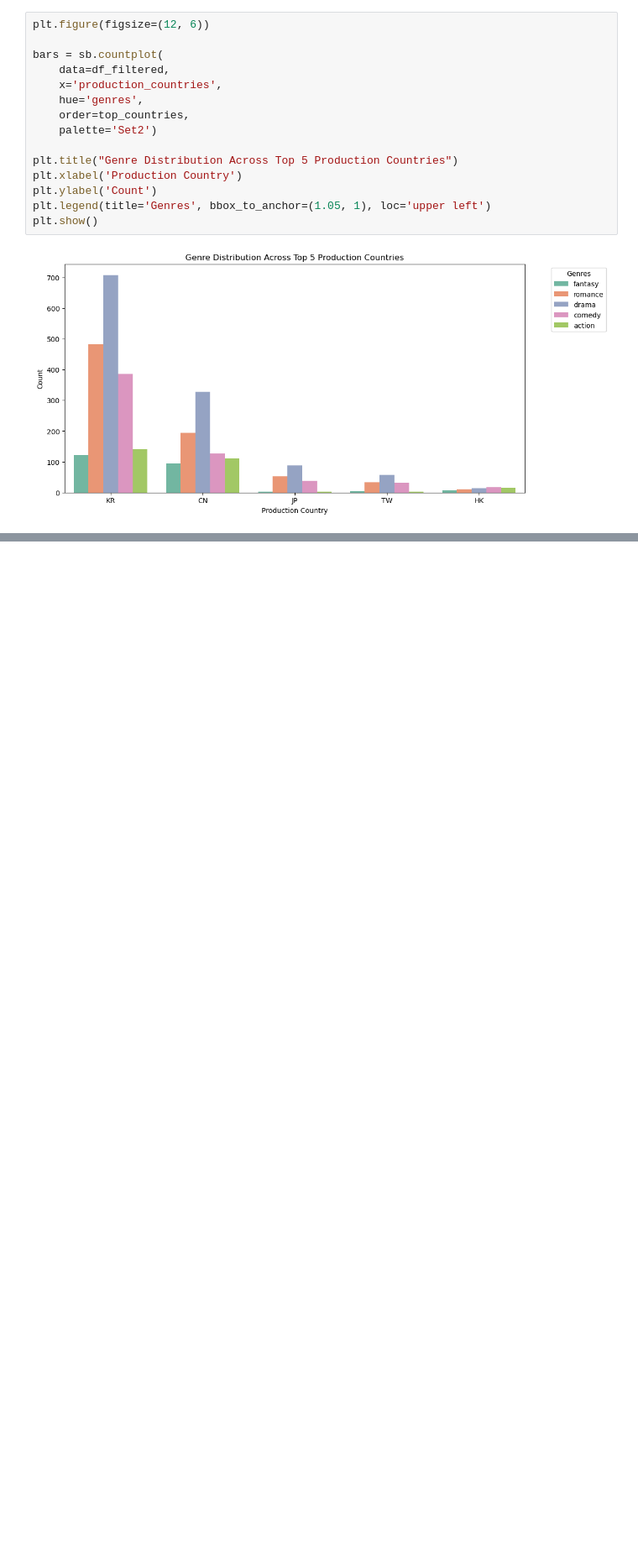
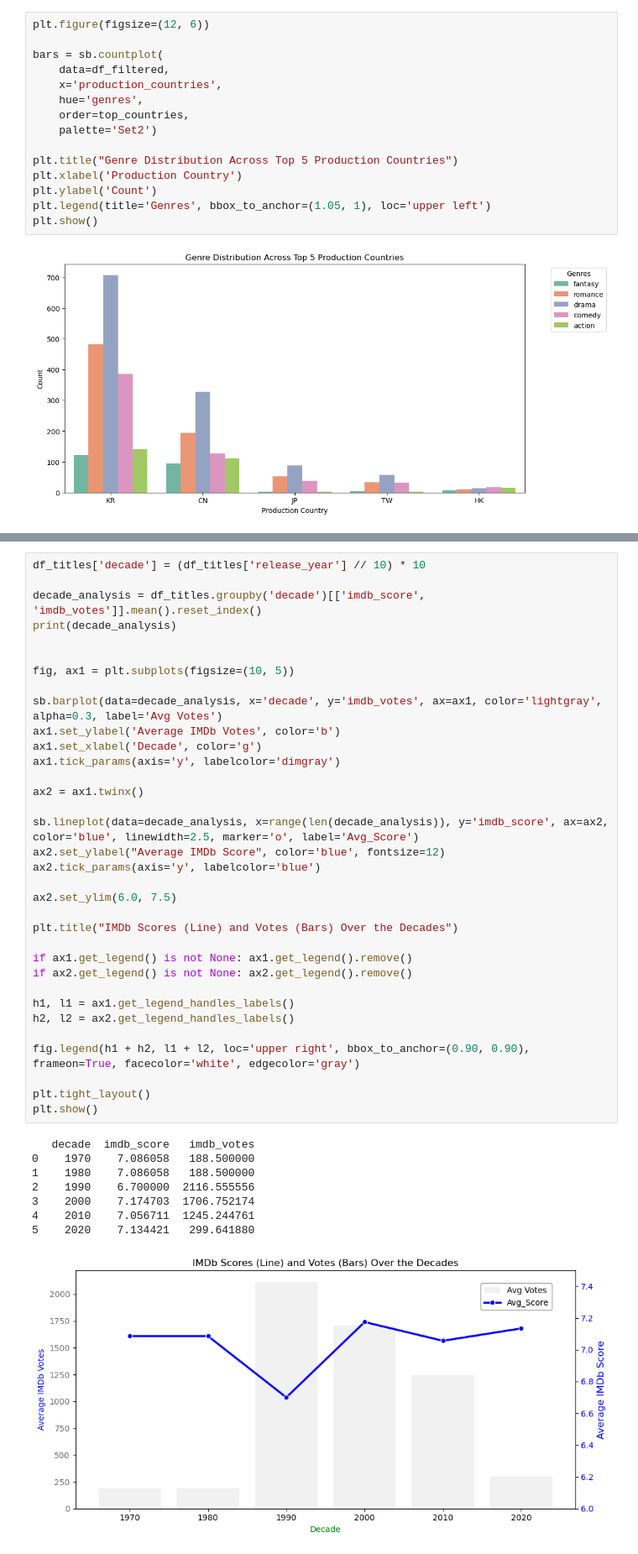
Before and after one commit to snehamayeecoding/RokutenViki_Movies_Dramas_Analysis02, a Jupyter notebook: notebooks/01_data_cleaning_and_eda.ipynb, the cells around one changed output, grey strips where cells are left out. Shown at 84% size. Saved outputs shown, nothing was run; the diff lists cells and outputs as text; blank space fills up the shorter version.

```diff
--- a/notebooks/01_data_cleaning_and_eda.ipynb
+++ b/notebooks/01_data_cleaning_and_eda.ipynb
@@ -689,0 +659,43 @@ The long-tail countries like Japan(JP) and Taiwan(TW) have very low overall coun
+# %%
+df_titles['decade'] = (df_titles['release_year'] // 10) * 10
+
+decade_analysis = df_titles.groupby('decade')[['imdb_score', 'imdb_votes']].mean().reset_index()
+print(decade_analysis)
+
+
+fig, ax1 = plt.subplots(figsize=(10, 5))
+
+sb.barplot(data=decade_analysis, x='decade', y='imdb_votes', ax=ax1, color='lightgray', alpha=0.3, label='Avg Votes')
+ax1.set_ylabel('Average IMDb Votes', color='b')
+ax1.set_xlabel('Decade', color='g')
+ax1.tick_params(axis='y', labelcolor='dimgray')
+
+ax2 = ax1.twinx()
+
+sb.lineplot(data=decade_analysis, x=range(len(decade_analysis)), y='imdb_score', ax=ax2, color='blue', linewidth=2.5, marker='o', label='Avg_Score')
+ax2.set_ylabel("Average IMDb Score", color='blue', fontsize=12)
+ax2.tick_params(axis='y', labelcolor='blue')
+
+ax2.set_ylim(6.0, 7.5)
+
+plt.title("IMDb Scores (Line) and Votes (Bars) Over the Decades")
+
+if ax1.get_legend() is not None: ax1.get_legend().remove()
+if ax2.get_legend() is not None: ax2.get_legend().remove()
+
+h1, l1 = ax1.get_legend_handles_labels()
+h2, l2 = ax2.get_legend_handles_labels()
+
+fig.legend(h1 + h2, l1 + l2, loc='upper right', bbox_to_anchor=(0.90, 0.90), frameon=True, facecolor='white', edgecolor='gray')
+
+plt.tight_layout()
+plt.show()
+# %% [output]
+   decade  imdb_score   imdb_votes
+0    1970    7.086058   188.500000
+1    1980    7.086058   188.500000
+2    1990    6.700000  2116.555556
+3    2000    7.174703  1706.752174
+4    2010    7.056711  1245.244761
+5    2020    7.134421   299.641880
+[figure, added]
```
Also changed, not shown: parts of 52 cells of this notebook, 1 other file.
